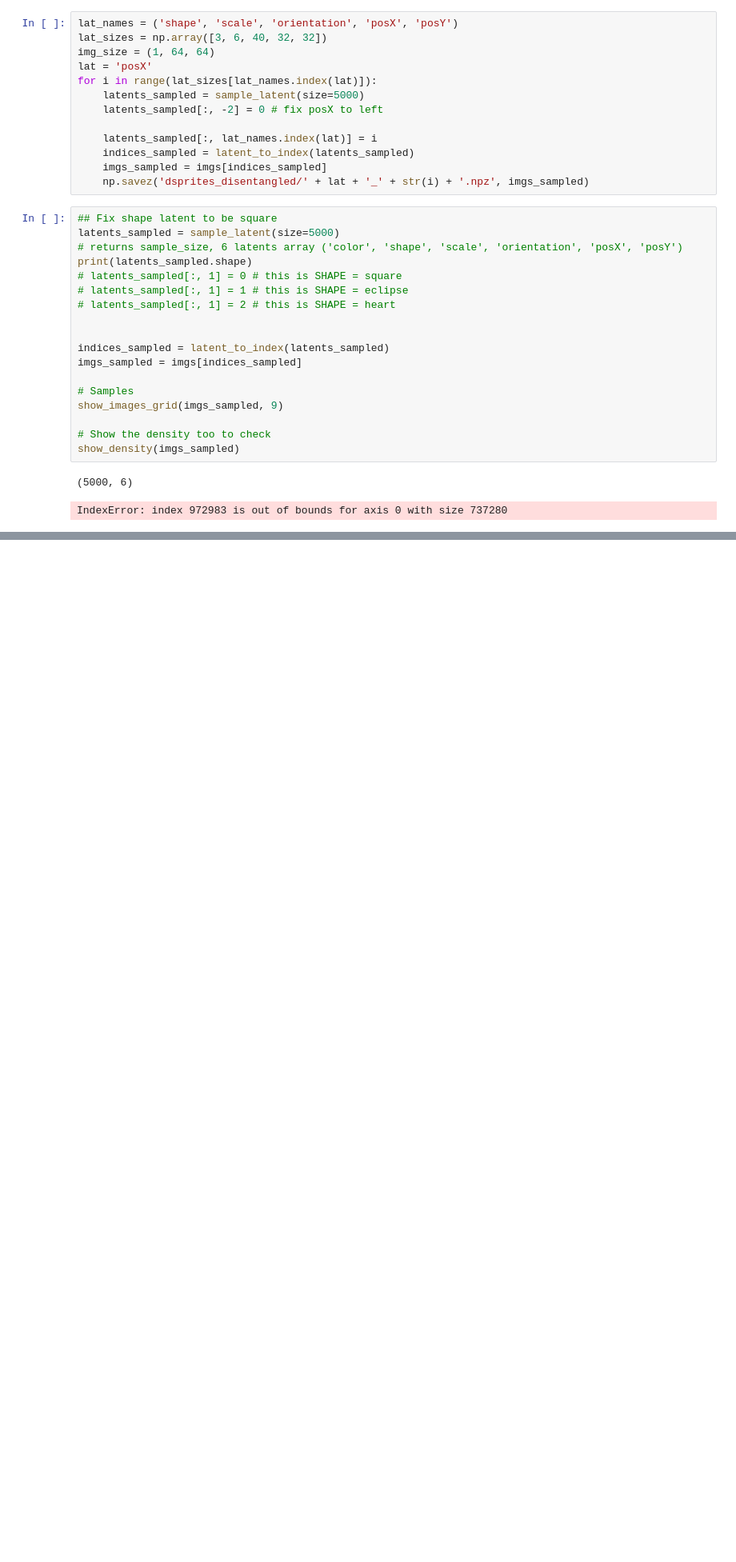
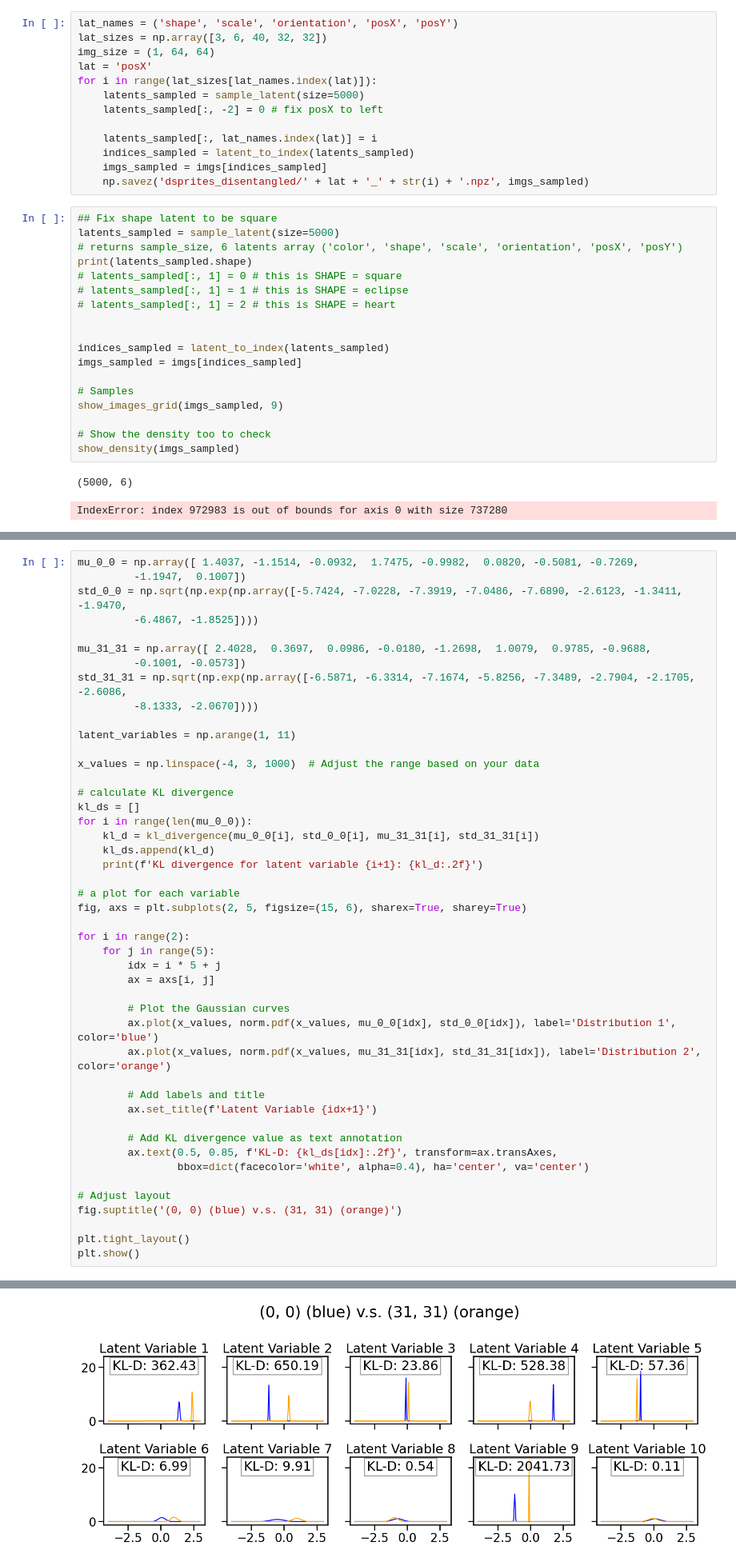
Before and after one commit to sunnysjys/platonianform, a Jupyter notebook: dsprites/dataset_loader.ipynb, the cells around one changed output, grey strips where cells are left out. Shown at 80% size. Cells and saved outputs as stored; diff of their text form; blank space fills up the shorter version.

```diff
--- a/dsprites/dataset_loader.ipynb
+++ b/dsprites/dataset_loader.ipynb
@@ -170,0 +315,47 @@ IndexError: index 972983 is out of bounds for axis 0 with size 737280
+# %%
+mu_0_0 = np.array([ 1.4037, -1.1514, -0.0932,  1.7475, -0.9982,  0.0820, -0.5081, -0.7269,
+         -1.1947,  0.1007])
+std_0_0 = np.sqrt(np.exp(np.array([-5.7424, -7.0228, -7.3919, -7.0486, -7.6890, -2.6123, -1.3411, -1.9470,
+         -6.4867, -1.8525])))
+
+mu_31_31 = np.array([ 2.4028,  0.3697,  0.0986, -0.0180, -1.2698,  1.0079,  0.9785, -0.9688,
+         -0.1001, -0.0573])
+std_31_31 = np.sqrt(np.exp(np.array([-6.5871, -6.3314, -7.1674, -5.8256, -7.3489, -2.7904, -2.1705, -2.6086,
+         -8.1333, -2.0670])))
+
+latent_variables = np.arange(1, 11)
+
+x_values = np.linspace(-4, 3, 1000)  # Adjust the range based on your data
+
+# calculate KL divergence
+kl_ds = []
+for i in range(len(mu_0_0)):
+    kl_d = kl_divergence(mu_0_0[i], std_0_0[i], mu_31_31[i], std_31_31[i])
+    kl_ds.append(kl_d)
+    print(f'KL divergence for latent variable {i+1}: {kl_d:.2f}')
+
+# a plot for each variable
+fig, axs = plt.subplots(2, 5, figsize=(15, 6), sharex=True, sharey=True)
+
+for i in range(2):
+    for j in range(5):
+        idx = i * 5 + j
+        ax = axs[i, j]
+
+        # Plot the Gaussian curves
+        ax.plot(x_values, norm.pdf(x_values, mu_0_0[idx], std_0_0[idx]), label='Distribution 1', color='blue')
+        ax.plot(x_values, norm.pdf(x_values, mu_31_31[idx], std_31_31[idx]), label='Distribution 2', color='orange')
+
+        # Add labels and title
+        ax.set_title(f'Latent Variable {idx+1}')
+
+        # Add KL divergence value as text annotation
+        ax.text(0.5, 0.85, f'KL-D: {kl_ds[idx]:.2f}', transform=ax.transAxes,
+                bbox=dict(facecolor='white', alpha=0.4), ha='center', va='center')
+
+# Adjust layout
+fig.suptitle('(0, 0) (blue) v.s. (31, 31) (orange)')
+
+plt.tight_layout()
+plt.show()
+# %% [output]
@@ -170,0 +372 @@ IndexError: index 972983 is out of bounds for axis 0 with size 737280
+[figure, added]
```
Also changed, not shown: parts of 9 cells of this notebook, 8 other files.
